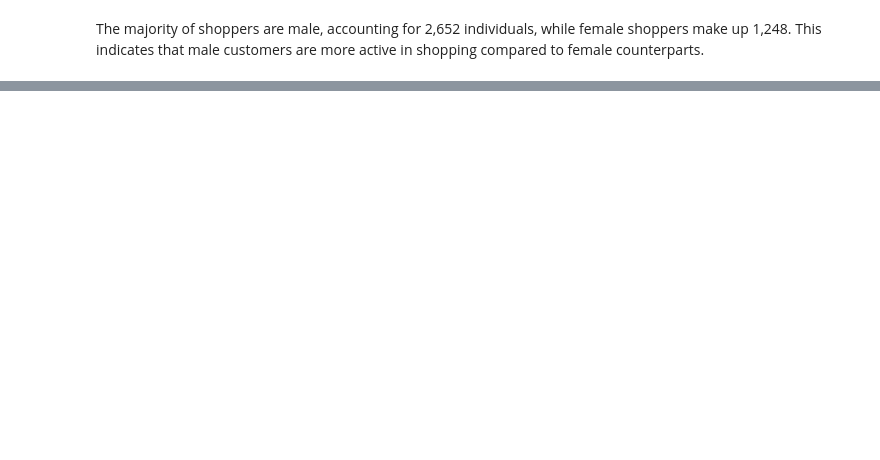
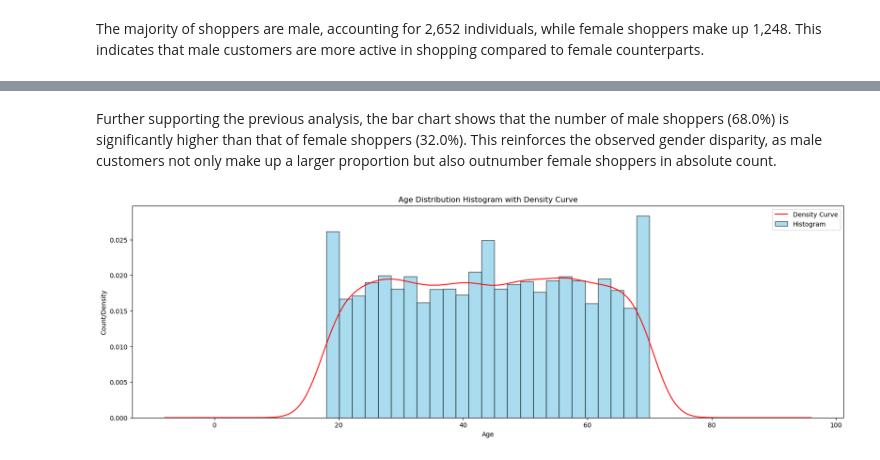
Before and after one commit to noahnoahnoahtran/project18-shopping-trend-analysis, a Jupyter notebook: shopping_trend_analysis.ipynb, the cells around one changed output, grey strips where cells are left out. Drawn from its saved outputs; the diff is of its cells as text; code cells hidden in the pictures; blank space fills up the shorter version.

```diff
--- a/shopping_trend_analysis.ipynb
+++ b/shopping_trend_analysis.ipynb
@@ -117,0 +132,14 @@ The majority of shoppers are male, accounting for 2,652 individuals, while femal
+# %% [markdown]
+Further supporting the previous analysis, the bar chart shows that the number of male shoppers (68.0%) is significantly higher than that of female shoppers (32.0%). This reinforces the observed gender disparity, as male customers not only make up a larger proportion but also outnumber female shoppers in absolute count.
+# %%
+#Shopper distribution by age
+fig, ax = plt.subplots(figsize = (20, 6))
+ax.hist(df['Age'], bins = 25, edgecolor = 'black', alpha = 0.7, color = 'skyblue', density = True)
+df['Age'].plot(kind = 'kde', color = 'red', ax = ax)
+ax.set_xlabel('Age')
+ax.set_ylabel('Count/Density')
+ax.set_title('Age Distribution Histogram with Density Curve')
+ax.legend(['Density Curve', 'Histogram'])
+plt.show()
+# %% [output]
+[figure, added]
```
Also changed, not shown: parts of 5 cells of this notebook.
